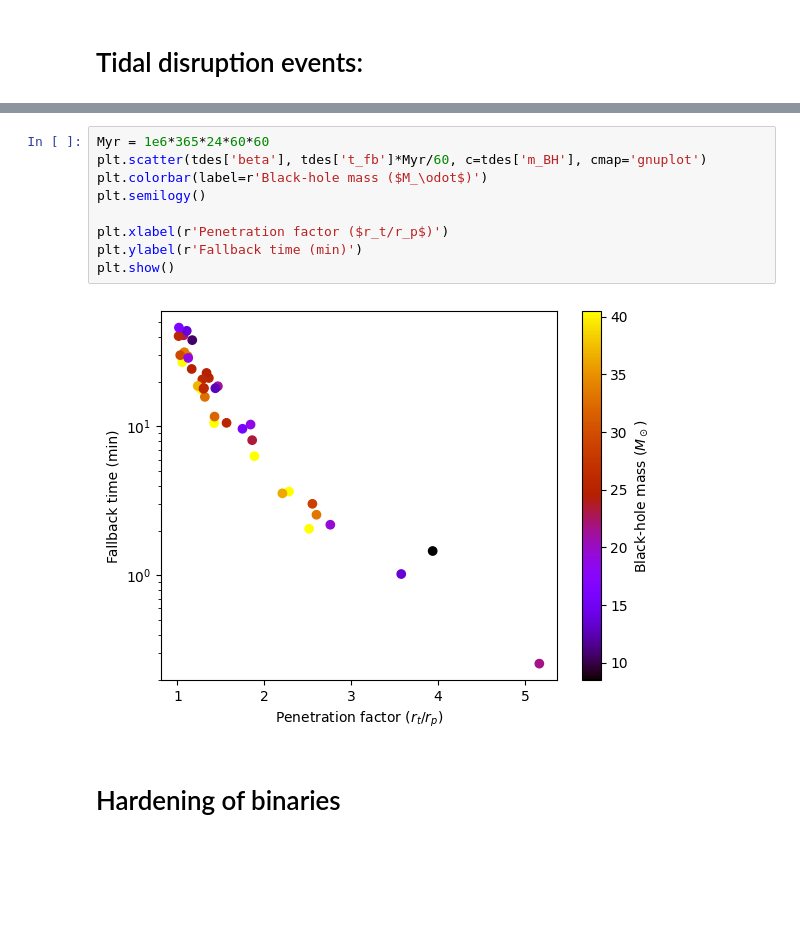
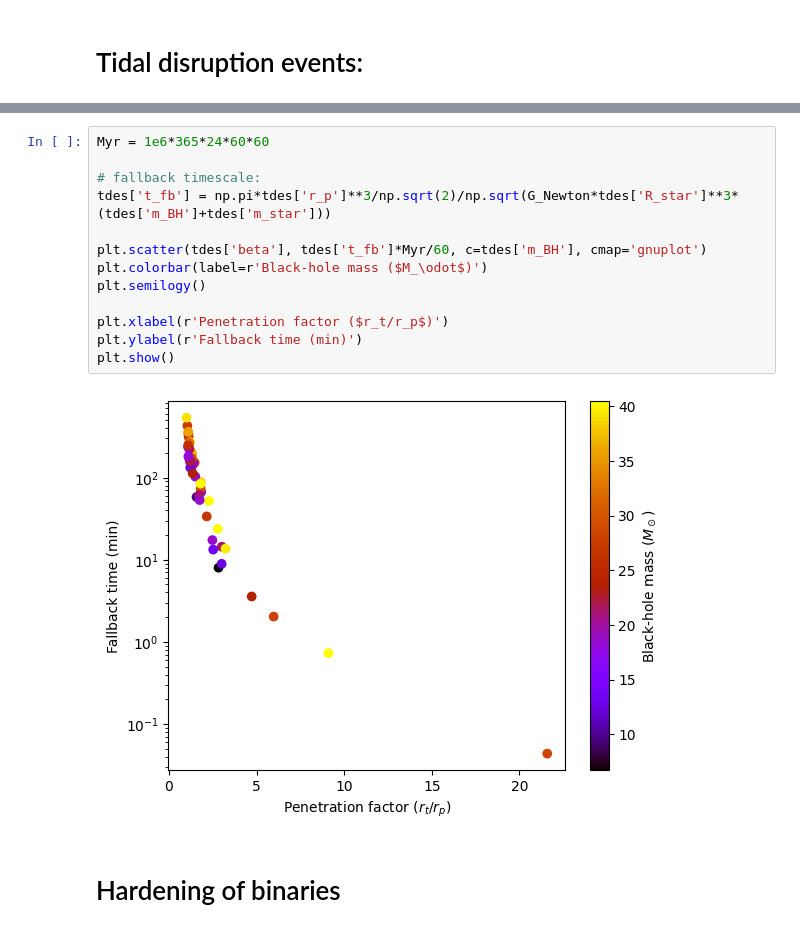
Before and after one commit to Kkritos/Rapster, a Jupyter notebook: Example/tutorial.ipynb, the cells around one changed output, grey strips where cells are left out. Saved outputs shown, nothing was run; the diff lists cells and outputs as text; blank space fills up the shorter version.

```diff
--- a/Example/tutorial.ipynb
+++ b/Example/tutorial.ipynb
@@ -130,14 +130,18 @@ plt.show()
 # %%
 Myr = 1e6*365*24*60*60
+
+# fallback timescale:
+tdes['t_fb'] = np.pi*tdes['r_p']**3/np.sqrt(2)/np.sqrt(G_Newton*tdes['R_star']**3*(tdes['m_BH']+tdes['m_star']))
+
 plt.scatter(tdes['beta'], tdes['t_fb']*Myr/60, c=tdes['m_BH'], cmap='gnuplot')
 plt.colorbar(label=r'Black-hole mass ($M_\odot$)')
 plt.semilogy()
 
 plt.xlabel(r'Penetration factor ($r_t/r_p$)')
 plt.ylabel(r'Fallback time (min)')
 plt.show()
 # %% [output]
-[figure, old version]
+[figure, new version]
 # %% [markdown]
 # Hardening of binaries
 # %%
```
Also changed, not shown: parts of 9 cells of this notebook.
